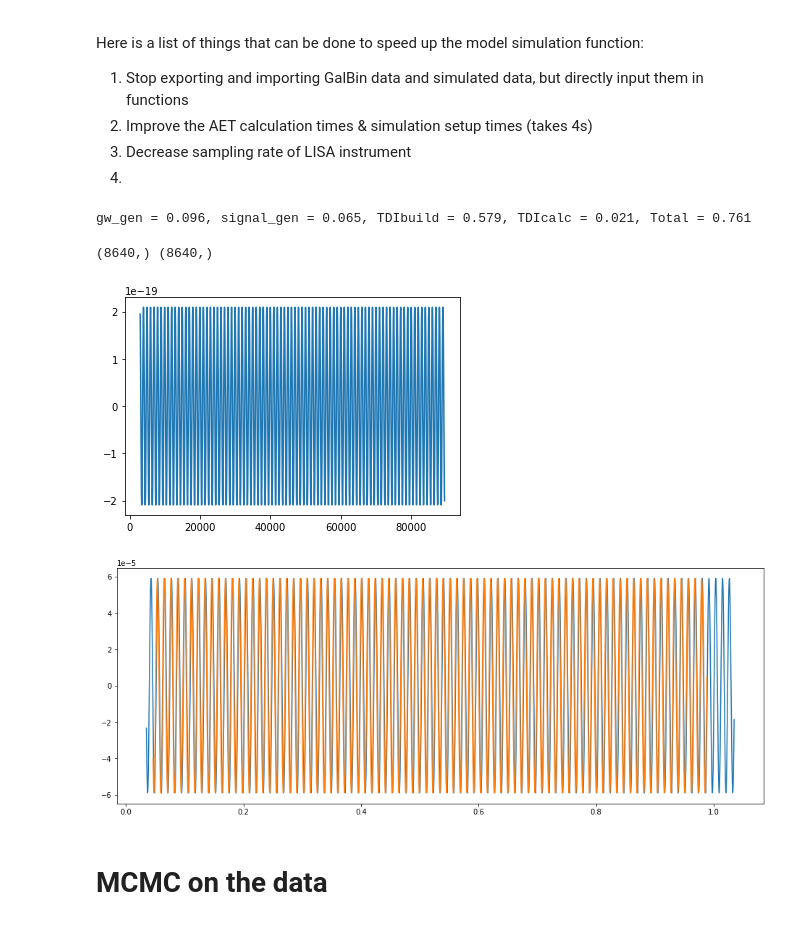
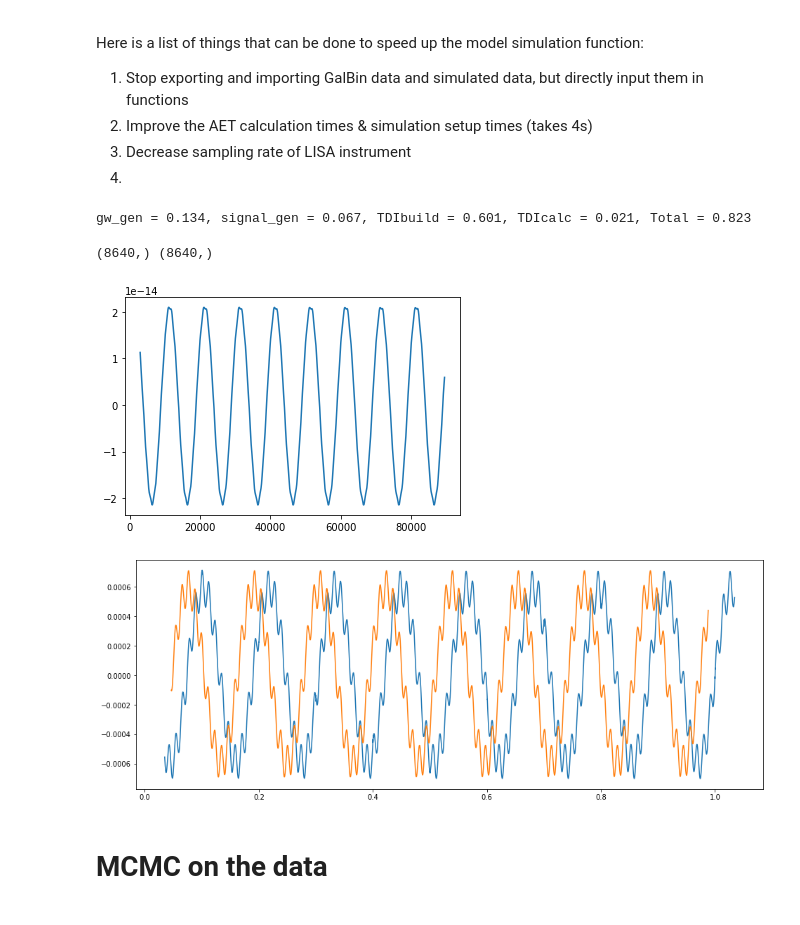
Before and after one commit to BartOuwehand/MP1_LISA, a Jupyter notebook: MCMC_parameter_fit_nophi0.ipynb, the cells around one changed output. Saved outputs shown, nothing was run; the diff lists cells and outputs as text; code cells hidden in the pictures.

Commit message:
Removed fitting over frequency and added multiple binary fitting

```diff
--- a/MCMC_parameter_fit_nophi0.ipynb
+++ b/MCMC_parameter_fit_nophi0.ipynb
@@ -44,9 +44,12 @@ with h5py.File(orbit_path) as orbits:
 
 
 # True values of inserted parameters
-Amp_true = 5e-17
-f_true = 1e-3
-phi0_true = 0
+Ngalbins = 2
+Amp_true = [1e-16,5e-13]
+f_true = [1e-3,1e-4]
+phi0_true = [0,0]
+gw_beta_true = [0,0]
+gw_lambda_true = [0,np.pi]
 
 
 # Turn on/off binary creation & instrument simulation
@@ -60,12 +63,12 @@ if create_new_binary:
     if os.path.exists(gw_path):
         os.remove(gw_path)
 
+    for a,f,p,beta,lamb in zip(Amp_true, f_true, phi0_true, gw_beta_true, gw_lambda_true):
+        source = GalacticBinary(A=a, f=f, phi0=p, orbits=orbit_path ,t0=orbits_t0 + 10, gw_beta=beta, gw_lambda=lamb, dt=1/fs, size=size+300)
+        source.write(gw_path)
     #source = GalacticBinary(A=6.4e-23, f=6.22e-3, orbits=orbit_path, t0=orbits_t0+10, gw_beta=0,gw_lambda=0) #HM Cnc
-    source = GalacticBinary(A=Amp_true, f=f_true, phi0=phi0_true, orbits=orbit_path ,t0=orbits_t0 + 10, gw_beta=0, gw_lambda=0, dt=1/fs, size=size+300)
     #source = GalacticBinary(A=5E-20, f=1E-2, orbits=orbit_path ,t0=orbits_t0 + 10, gw_beta=0, gw_lambda=0)
     #source = GalacticBinary(A=1E-16, f=1E-2, orbits=orbit_path ,t0=orbits_t0 + 10, gw_beta=0, gw_lambda=0) #ridiculously loud binary
-
-    source.write(gw_path)
 # %%
 # Create 'realistic' orbit with signal and noise
 if run_new_simulation:
@@ -191,11 +194,11 @@ plt.show()
 # %%
 # Difference factor between pytdi.Data.from_instrument and pytdi.Data.from_gws
 
-def dphi_to_dnu(time,data,f_gw = f_true):
+def dphi_to_dnu(time,data):
     laser_freq = 2.816E14 #Hz, gotten from lisainstrument code
     dt = 1/fs
     # dt = np.mean((time[1:]-time[:-1]))
-    return np.diff(data) * ((laser_freq) / (2*np.pi*f_gw*dt))
+    return np.diff(data) * ((laser_freq) / (2*np.pi*dt))
 # %% [markdown]
 # Building The Galactic Binary MCMC fit
 Here is a list of things that can be done to speed up the model simulation function:
@@ -208,8 +211,10 @@ Here is a list of things that can be done to speed up the model simulation funct
 time_elapsed = []
 time_elapsed.append(time.time())
 
-GalBin = GalacticBinary(A=Amp_true, f=f_true,phi0=phi0_true, orbits=orbit_path ,t0=orbits_t0+10, gw_beta=0, gw_lambda=0,dt=1/fs,size=size+300)
-GalBin.write('gw_tmp.h5')
+for a, f, p, beta, lamb in zip(Amp_true, f_true, phi0_true, gw_beta_true, gw_lambda_true):
+    GalBin = GalacticBinary(A=a/f, f=f, phi0=p, orbits=orbit_path, t0=orbits_t0+10, gw_beta=beta, gw_lambda=lamb, dt=1/fs, size=size+300)
+    # Amplitude is a/f since we have to convert from_gws to from_instr by differentiating and don't want extra factors of 2pi*f
+    GalBin.write('gw_tmp.h5')
 
 time_elapsed.append(time.time())
 rawdata = Data.from_gws('gw_tmp.h5',orbit_path,interpolate=True)#, skipped=-int(size))
@@ -234,20 +239,20 @@ os.remove('gw_tmp.h5')
 # Without interpolate, for 30 days it takes 7s, with interpolate it takes 0.66s
 #but it takes 1.8s to generate the GW's as apposed to 0.68s
 # %% [output]
-gw_gen = 0.096, signal_gen = 0.065, TDIbuild = 0.579, TDIcalc = 0.021, Total = 0.761
+gw_gen = 0.134, signal_gen = 0.067, TDIbuild = 0.601, TDIcalc = 0.021, Total = 0.823
 # %%
 print (t.shape,A.shape)
 plt.plot(t,A)
 plt.show()
 plt.figure(figsize=(16,6))
-plt.plot(t[:-1]/day,dphi_to_dnu(t,A,f_true))
+plt.plot(t[:-1]/day,dphi_to_dnu(t,A))
 plt.plot(fsdata[0]/day,fsdata[1])
 #plt.xlim(0.2,0.25)
 plt.show()
 # %% [output]
 (8640,) (8640,)
-[figure, old version]
+[figure, new version]
-[figure, old version]
+[figure, new version]
 # %% [markdown]
 # MCMC on the data
 # %%
```
Also changed, not shown: parts of 18 cells of this notebook, 2 other files.
